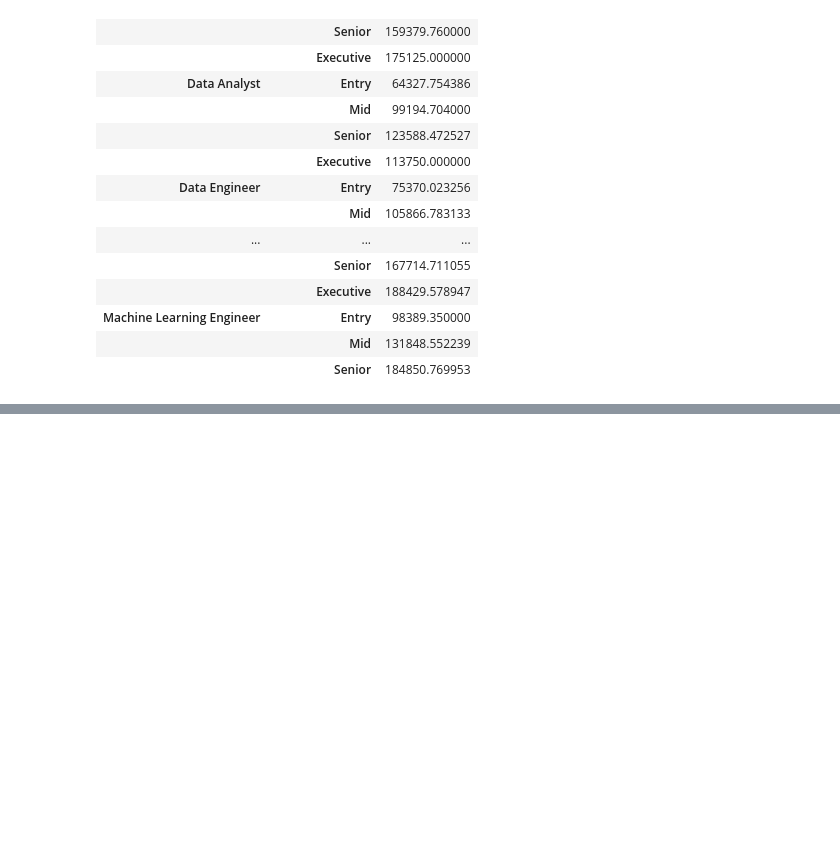
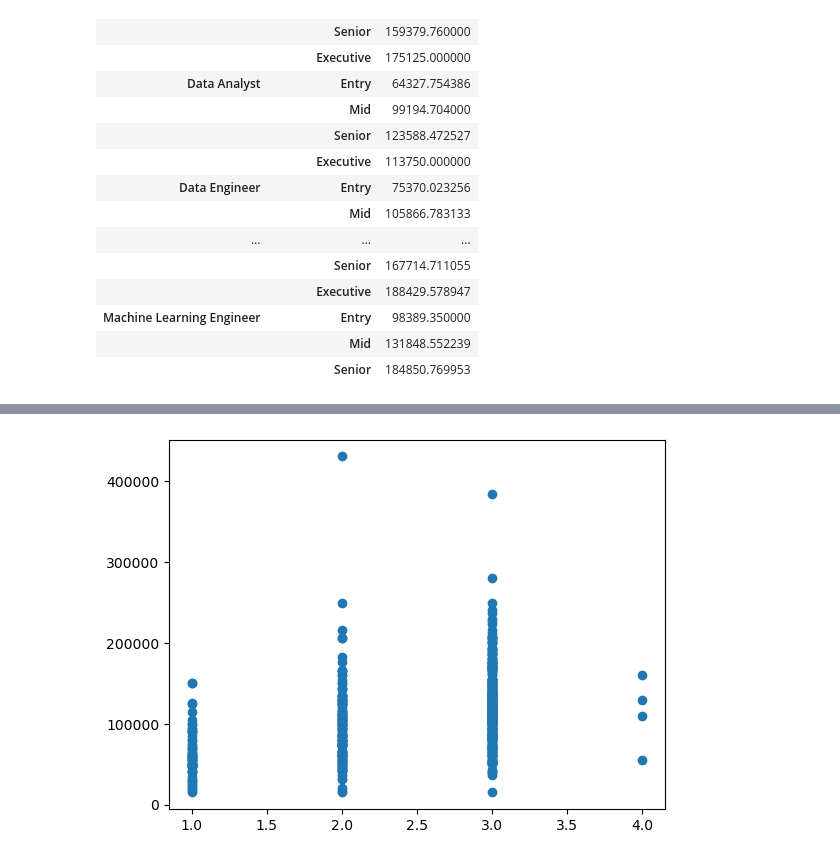
Before and after one commit to emilyshewcraft/project-one, a Jupyter notebook: ryan_data_notebook.ipynb, the cells around one changed output, grey strips where cells are left out. Saved outputs shown, nothing was run; the diff lists cells and outputs as text; code cells hidden in the pictures; blank space fills up the shorter version.

```diff
--- a/ryan_data_notebook.ipynb
+++ b/ryan_data_notebook.ipynb
@@ -204,0 +187,3 @@ plt.show()
+# %%
+data_analyst_df = data_df.loc[data_df['Job Title'] == 'Data Analyst', ["Experience Level", "Salary in USD"]]
+data_analyst_df
@@ -204,0 +204,6 @@ plt.show()
+# %%
+data_analyst_df['Experience Level'] = data_analyst_df['Experience Level'].replace('Senior', '3')
+data_analyst_df['Experience Level'] = data_analyst_df['Experience Level'].replace('Entry', '1')
+data_analyst_df['Experience Level'] = data_analyst_df['Experience Level'].replace('Mid', '2')
+data_analyst_df['Experience Level'] = data_analyst_df['Experience Level'].replace('Executive', '4')
+data_analyst_df
@@ -204,0 +224,5 @@ plt.show()
+# %%
+plt.scatter(data_analyst_df['Experience Level'].astype(int), data_analyst_df['Salary in USD'])
+plt.show()
+# %% [output]
+[figure, added]
```
Also changed, not shown: parts of 9 cells of this notebook, 3 other files.
